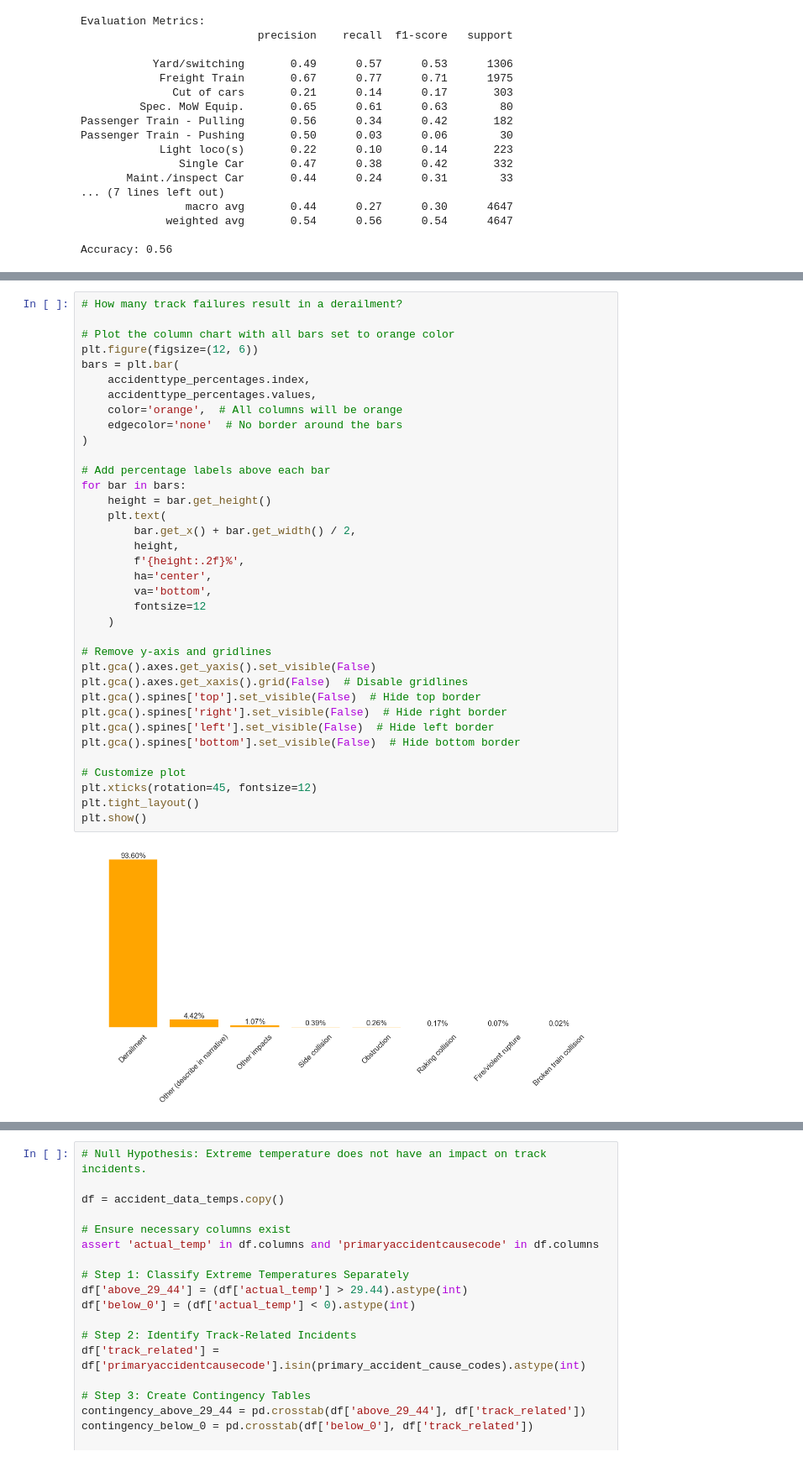
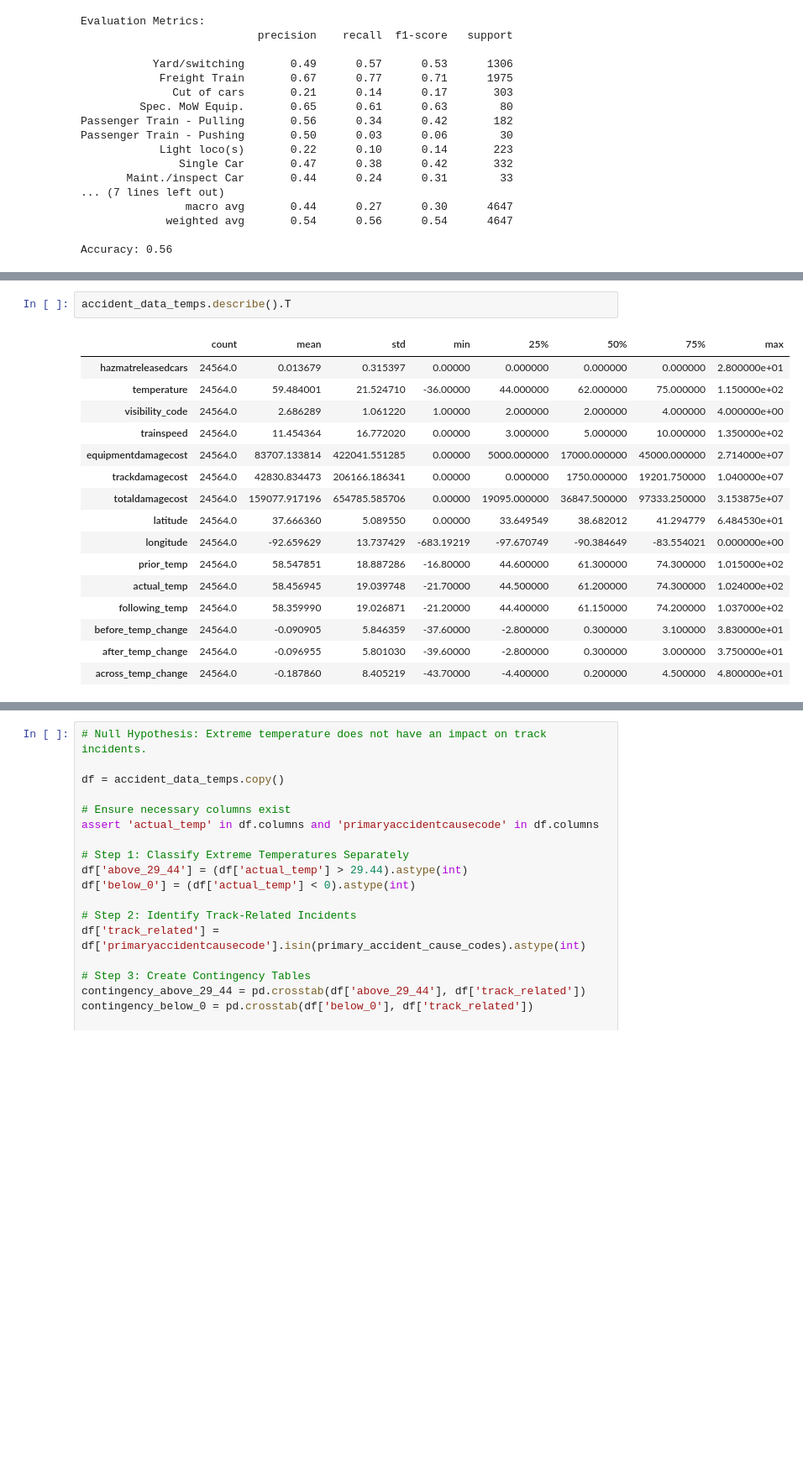
Before and after one commit to NRSchaaf/Railroad_Accidents, a Jupyter notebook: weathering_the_rails_analysis.ipynb, the cells around one changed output, grey strips where cells are left out. Shown at 84% size. Cells and saved outputs as stored; diff of their text form; blank space fills up the shorter version.

```diff
--- a/weathering_the_rails_analysis.ipynb
+++ b/weathering_the_rails_analysis.ipynb
@@ -354,38 +223,19 @@ plt.show()
-# %%
-# How many track failures result in a derailment?
-
-# Plot the column chart with all bars set to orange color
-plt.figure(figsize=(12, 6))
-bars = plt.bar(
-    accidenttype_percentages.index,
-    accidenttype_percentages.values,
-    color='orange',  # All columns will be orange
-    edgecolor='none'  # No border around the bars
-)
-
-# Add percentage labels above each bar
-for bar in bars:
-    height = bar.get_height()
-    plt.text(
-        bar.get_x() + bar.get_width() / 2,
-        height,
-        f'{height:.2f}%',
-        ha='center',
-        va='bottom',
-        fontsize=12
-    )
-
-# Remove y-axis and gridlines
-plt.gca().axes.get_yaxis().set_visible(False)
-plt.gca().axes.get_xaxis().grid(False)  # Disable gridlines
-plt.gca().spines['top'].set_visible(False)  # Hide top border
-plt.gca().spines['right'].set_visible(False)  # Hide right border
-plt.gca().spines['left'].set_visible(False)  # Hide left border
-plt.gca().spines['bottom'].set_visible(False)  # Hide bottom border
-
-# Customize plot
-plt.xticks(rotation=45, fontsize=12)
-plt.tight_layout()
-plt.show()
-# %% [output]
-[figure, removed]
+# %%
+accident_data_temps.describe().T
+# %% [output]
+|  | count | mean | std | min | 25% | 50% | 75% | max |
+| hazmatreleasedcars | 24564.0 | 0.013679 | 0.315397 | 0.00000 | 0.000000 | 0.000000 | 0.000000 | 2.800000e+01 |
+| temperature | 24564.0 | 59.484001 | 21.524710 | -36.00000 | 44.000000 | 62.000000 | 75.000000 | 1.150000e+02 |
+| visibility_code | 24564.0 | 2.686289 | 1.061220 | 1.00000 | 2.000000 | 2.000000 | 4.000000 | 4.000000e+00 |
+| trainspeed | 24564.0 | 11.454364 | 16.772020 | 0.00000 | 3.000000 | 5.000000 | 10.000000 | 1.350000e+02 |
+| equipmentdamagecost | 24564.0 | 83707.133814 | 422041.551285 | 0.00000 | 5000.000000 | 17000.000000 | 45000.000000 | 2.714000e+07 |
+| trackdamagecost | 24564.0 | 42830.834473 | 206166.186341 | 0.00000 | 0.000000 | 1750.000000 | 19201.750000 | 1.040000e+07 |
+| totaldamagecost | 24564.0 | 159077.917196 | 654785.585706 | 0.00000 | 19095.000000 | 36847.500000 | 97333.250000 | 3.153875e+07 |
+| latitude | 24564.0 | 37.666360 | 5.089550 | 0.00000 | 33.649549 | 38.682012 | 41.294779 | 6.484530e+01 |
+| longitude | 24564.0 | -92.659629 | 13.737429 | -683.19219 | -97.670749 | -90.384649 | -83.554021 | 0.000000e+00 |
+| prior_temp | 24564.0 | 58.547851 | 18.887286 | -16.80000 | 44.600000 | 61.300000 | 74.300000 | 1.015000e+02 |
+| actual_temp | 24564.0 | 58.456945 | 19.039748 | -21.70000 | 44.500000 | 61.200000 | 74.300000 | 1.024000e+02 |
+| following_temp | 24564.0 | 58.359990 | 19.026871 | -21.20000 | 44.400000 | 61.150000 | 74.200000 | 1.037000e+02 |
+| before_temp_change | 24564.0 | -0.090905 | 5.846359 | -37.60000 | -2.800000 | 0.300000 | 3.100000 | 3.830000e+01 |
+| after_temp_change | 24564.0 | -0.096955 | 5.801030 | -39.60000 | -2.800000 | 0.300000 | 3.000000 | 3.750000e+01 |
+| across_temp_change | 24564.0 | -0.187860 | 8.405219 | -43.70000 | -4.400000 | 0.200000 | 4.500000 | 4.800000e+01 |
```
Also changed, not shown: parts of 20 cells of this notebook, 1 other file.
